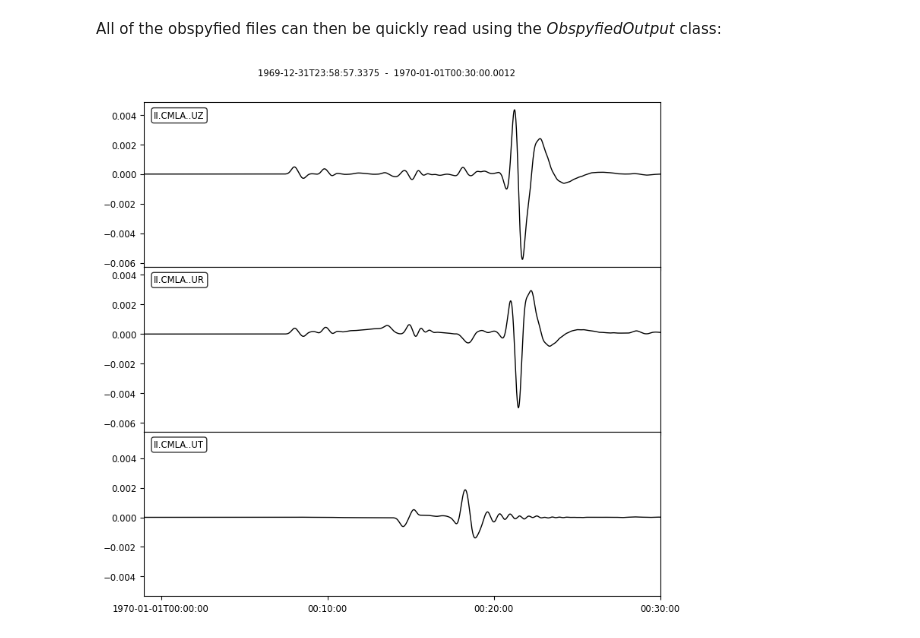
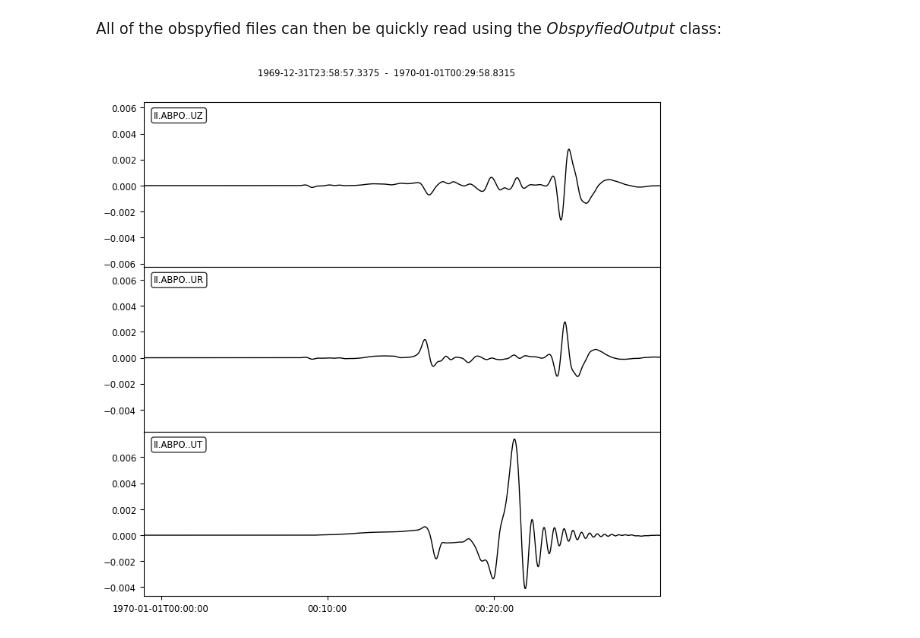
Before and after one commit to Adrian-Mag/AxiSEM3D_Kernels, a Jupyter notebook: examples/example_station_output.ipynb, the cells around one changed output. Drawn from its saved outputs; the diff is of its cells as text; code cells hidden in the pictures.

```diff
--- a/examples/example_station_output.ipynb
+++ b/examples/example_station_output.ipynb
@@ -64,8 +71,8 @@ my_output.obspyfy()
 All of the obspyfied files can then be quickly read using the *ObspyfiedOutput* class:
 # %%
 from axikernels.core.handlers import obspy_output
-obspyfied_output = obspy_output.ObspyfiedOutput(obspyfied_path='data/EXAMPLE/output/stations/Station_grid/obspyfied')
+obspyfied_output = obspy_output.ObspyfiedOutput(obspyfied_path='data/HANDLERS_EXAMPLE/output/stations/GSN_Station_Grid/obspyfied')
 obspyfied_output.stream[0:3].plot()
 plt.show()
 # %% [output]
-[figure, old version]
+[figure, new version]
```
Also changed, not shown: parts of 3 cells of this notebook, 6 other files.
